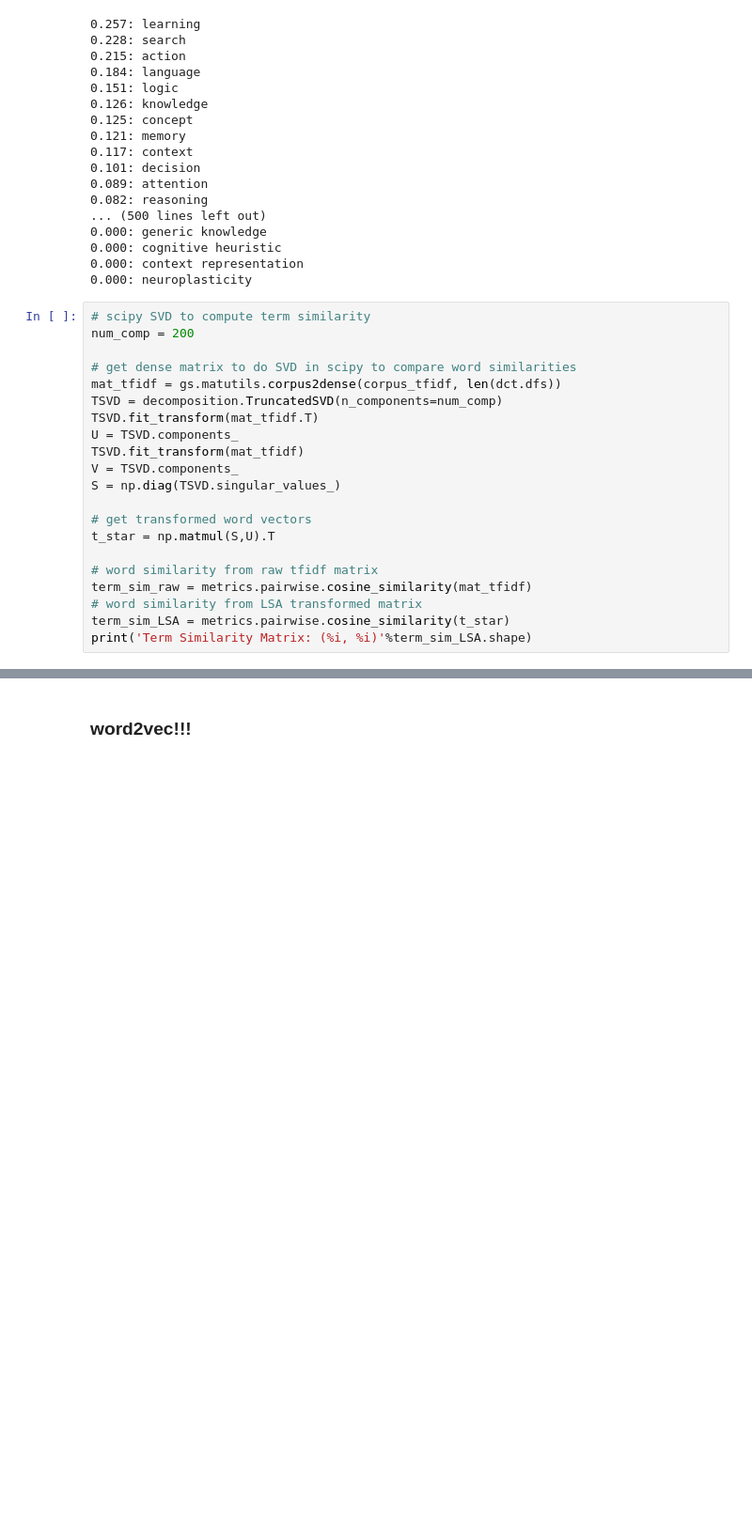
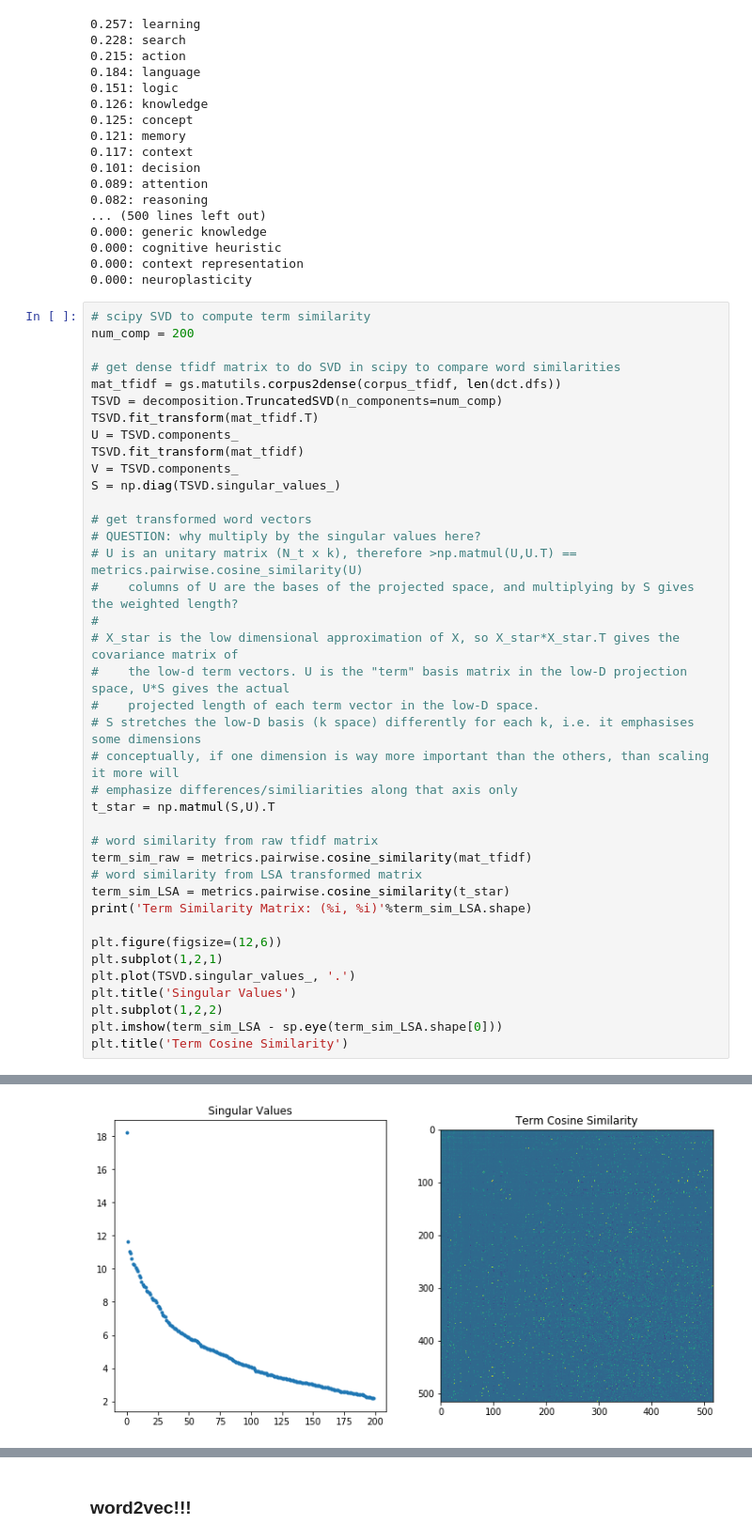
Before and after one commit to voytekresearch/IdentityCrisis, a Jupyter notebook: analysis/analysis_cogsci.ipynb, the cells around one changed output, grey strips where cells are left out. Shown: that part at 94% size. Drawn from its saved outputs; the diff is of its cells as text; blank space fills up the shorter version.

```diff
--- a/analysis/analysis_cogsci.ipynb
+++ b/analysis/analysis_cogsci.ipynb
@@ -173,7 +175,7 @@ for t in np.argsort([dct.dfs[t] for t in range(len(dct.dfs))])[::-1]:
 # scipy SVD to compute term similarity
 num_comp = 200
 
-# get dense matrix to do SVD in scipy to compare word similarities
+# get dense tfidf matrix to do SVD in scipy to compare word similarities
 mat_tfidf = gs.matutils.corpus2dense(corpus_tfidf, len(dct.dfs))
 TSVD = decomposition.TruncatedSVD(n_components=num_comp)
 TSVD.fit_transform(mat_tfidf.T)
@@ -183,6 +185,16 @@ V = TSVD.components_
 S = np.diag(TSVD.singular_values_)
 
 # get transformed word vectors
+# QUESTION: why multiply by the singular values here?
+# U is an unitary matrix (N_t x k), therefore >np.matmul(U,U.T) == metrics.pairwise.cosine_similarity(U)
+#    columns of U are the bases of the projected space, and multiplying by S gives the weighted length?
+#
+# X_star is the low dimensional approximation of X, so X_star*X_star.T gives the covariance matrix of
+#    the low-d term vectors. U is the "term" basis matrix in the low-D projection space, U*S gives the actual
+#    projected length of each term vector in the low-D space.
+# S stretches the low-D basis (k space) differently for each k, i.e. it emphasises some dimensions
+# conceptually, if one dimension is way more important than the others, than scaling it more will
+# emphasize differences/similiarities along that axis only
 t_star = np.matmul(S,U).T
 
 # word similarity from raw tfidf matrix
@@ -190,5 +202,13 @@ term_sim_raw = metrics.pairwise.cosine_similarity(mat_tfidf)
 # word similarity from LSA transformed matrix
 term_sim_LSA = metrics.pairwise.cosine_similarity(t_star)
 print('Term Similarity Matrix: (%i, %i)'%term_sim_LSA.shape)
+
+plt.figure(figsize=(12,6))
+plt.subplot(1,2,1)
+plt.plot(TSVD.singular_values_, '.')
+plt.title('Singular Values')
+plt.subplot(1,2,2)
+plt.imshow(term_sim_LSA - sp.eye(term_sim_LSA.shape[0]))
+plt.title('Term Cosine Similarity')
 # %% [output]
 Term Similarity Matrix: (516, 516)
@@ -195 +216,2 @@ Term Similarity Matrix: (516, 516)
+[figure, added]
 # %%
```
Also changed, not shown: parts of 7 cells of this notebook, 1 other file.
